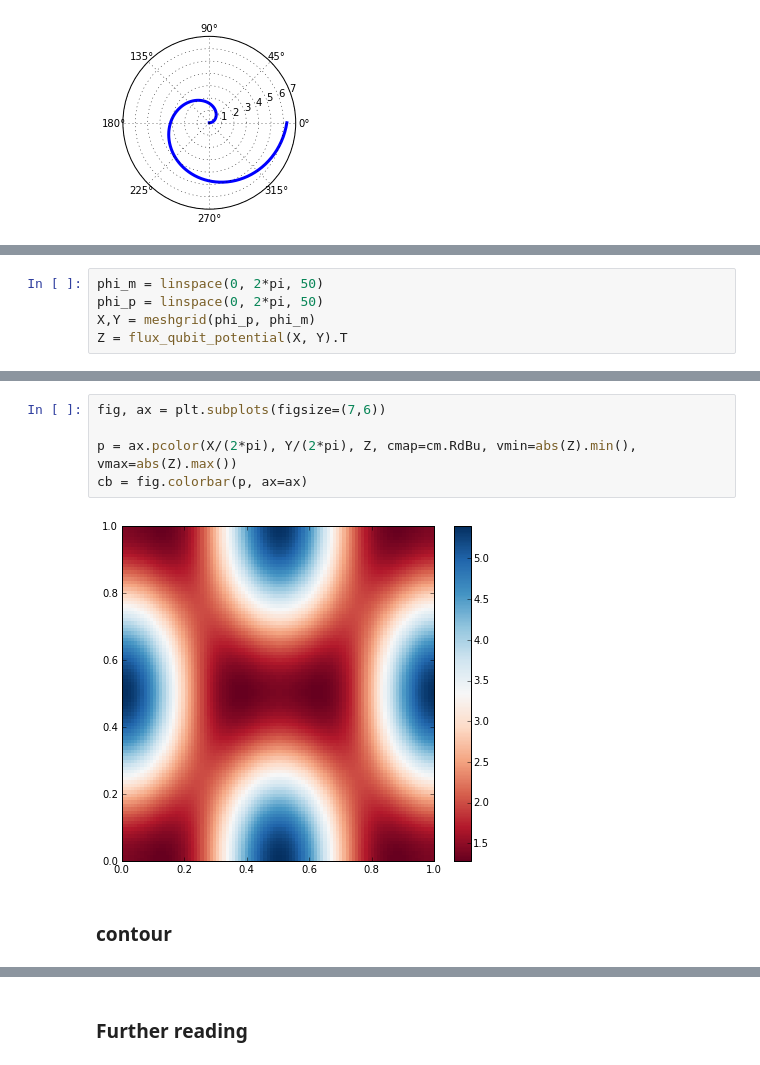
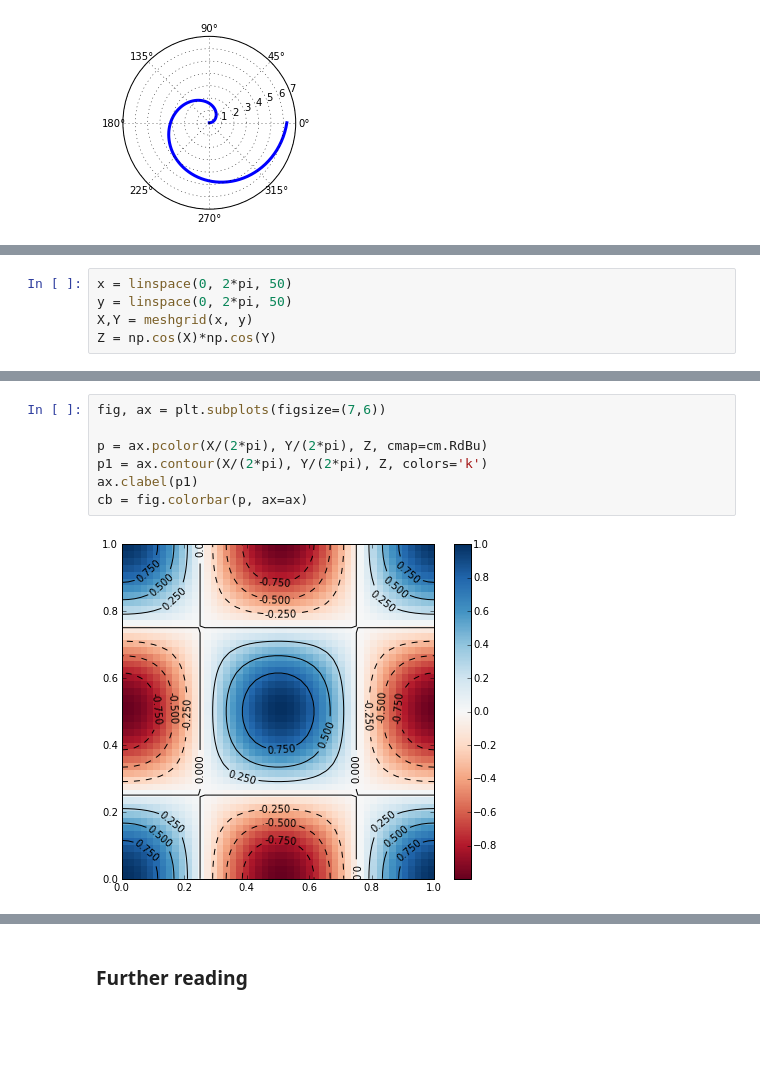
Before and after one commit to cedadev/ceda_training_mod5, a Jupyter notebook: 02-Matplotlib.ipynb, the cells around one changed output, grey strips where cells are left out. Drawn from its saved outputs; the diff is of its cells as text; blank space fills up the shorter version.

```diff
--- a/02-Matplotlib.ipynb
+++ b/02-Matplotlib.ipynb
@@ -222,5 +221,5 @@ def flux_qubit_potential(phi_m, phi_p):
 # %%
-phi_m = linspace(0, 2*pi, 50)
-phi_p = linspace(0, 2*pi, 50)
-X,Y = meshgrid(phi_p, phi_m)
-Z = flux_qubit_potential(X, Y).T
+x = linspace(0, 2*pi, 50)
+y = linspace(0, 2*pi, 50)
+X,Y = meshgrid(x, y)
+Z = np.cos(X)*np.cos(Y)
@@ -245,9 +282,9 @@ axes[1].imshow(Z, extent=(phi_p[0]/(2*pi), phi_p[-1]/(2*pi), phi_m[0]/(2*pi), ph
 # %%
 fig, ax = plt.subplots(figsize=(7,6))
 
-p = ax.pcolor(X/(2*pi), Y/(2*pi), Z, cmap=cm.RdBu, vmin=abs(Z).min(), vmax=abs(Z).max())
+p = ax.pcolor(X/(2*pi), Y/(2*pi), Z, cmap=cm.RdBu)
+p1 = ax.contour(X/(2*pi), Y/(2*pi), Z, colors='k')
+ax.clabel(p1)
 cb = fig.colorbar(p, ax=ax)
 # %% [output]
-[figure, old version]
+[figure, new version]
-# %% [markdown]
-### contour
```
Also changed, not shown: parts of 18 cells of this notebook, 1 other file.
